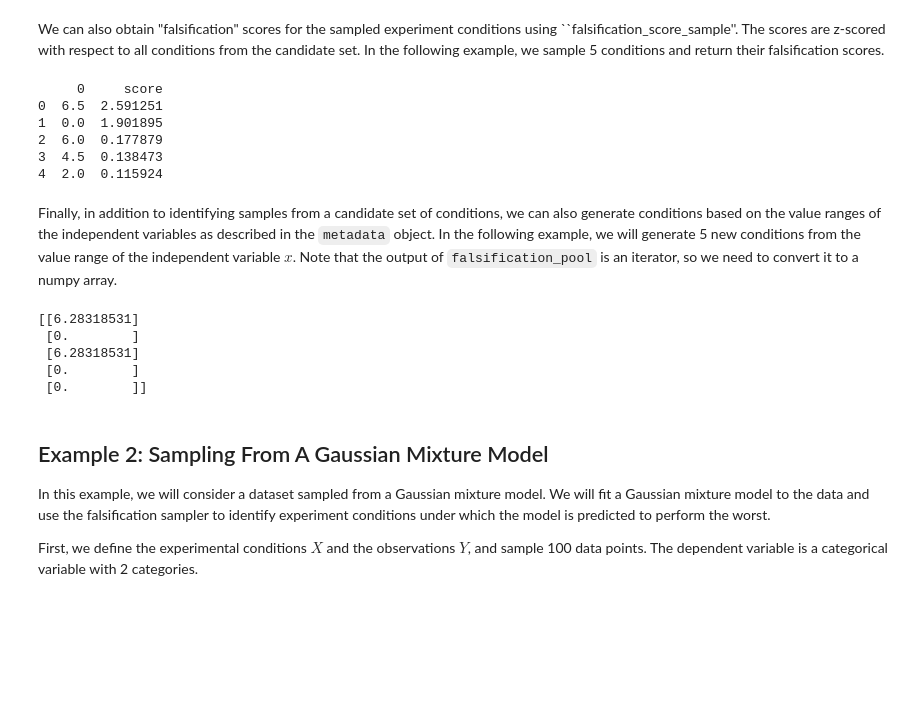
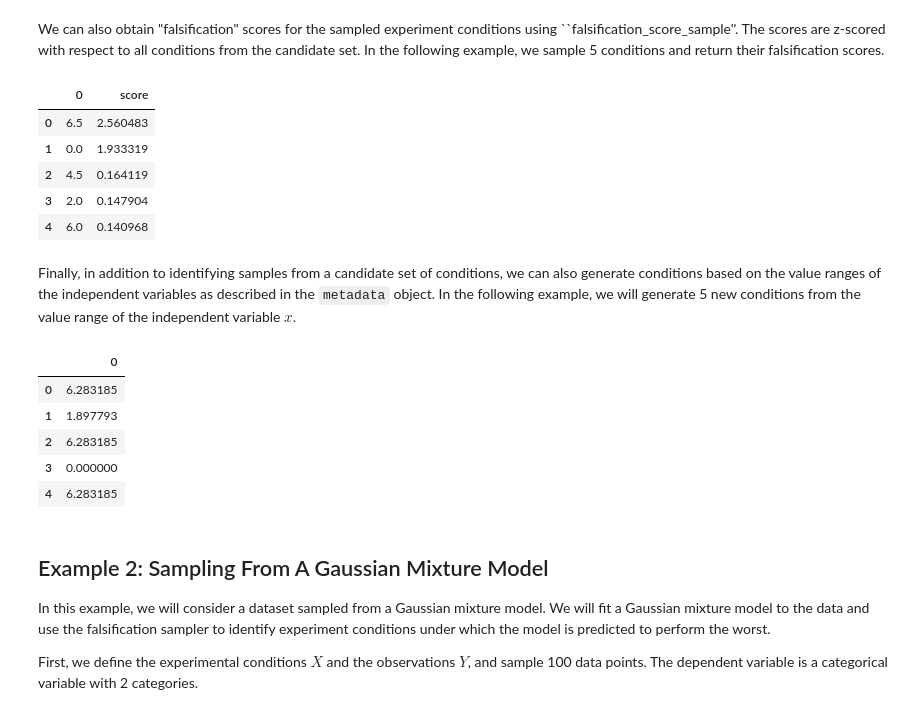
Before and after one commit to AutoResearch/autora-experimentalist-falsification, a Jupyter notebook: docs/Basic Usage.ipynb, the cells around one changed output. Saved outputs shown, nothing was run; the diff lists cells and outputs as text; code cells hidden in the pictures; blank space fills up the shorter version.

```diff
--- a/docs/Basic Usage.ipynb
+++ b/docs/Basic Usage.ipynb
@@ -111,23 +109,23 @@ We can also obtain "falsification" scores for the sampled experiment conditions
 # %%
 new_conditions = falsification_score_sample(
         conditions=X_prime,
         model=model,
         reference_conditions=X,
         reference_observations=Y,
         metadata=metadata,
         num_samples=5,
     )
 
-print(new_conditions)
+new_conditions
 # %% [output]
-     0     score
-0  6.5  2.591251
-1  0.0  1.901895
-2  6.0  0.177879
-3  4.5  0.138473
-4  2.0  0.115924
+|  | 0 | score |
+| 0 | 6.5 | 2.560483 |
+| 1 | 0.0 | 1.933319 |
+| 2 | 4.5 | 0.164119 |
+| 3 | 2.0 | 0.147904 |
+| 4 | 6.0 | 0.140968 |
 # %% [markdown]
-Finally, in addition to identifying samples from a candidate set of conditions, we can also generate conditions based on the value ranges of the independent variables as described in the ``metadata`` object. In the following example, we will generate 5 new conditions from the value range of the independent variable $x$. Note that the output of ``falsification_pool`` is an iterator, so we need to convert it to a numpy array.
+Finally, in addition to identifying samples from a candidate set of conditions, we can also generate conditions based on the value ranges of the independent variables as described in the ``metadata`` object. In the following example, we will generate 5 new conditions from the value range of the independent variable $x$.
 # %%
 new_conditions = falsification_pool(
         model=model,
@@ -138,14 +136,14 @@ new_conditions = falsification_pool(
         plot=False,
     )
 
-new_conditions = np.array(list(new_conditions))
-print(new_conditions)
+new_conditions
 # %% [output]
-[[6.28318531]
- [0.        ]
- [6.28318531]
- [0.        ]
- [0.        ]]
+|  | 0 |
+| 0 | 6.283185 |
+| 1 | 1.897793 |
+| 2 | 6.283185 |
+| 3 | 0.000000 |
+| 4 | 6.283185 |
 # %% [markdown]
 ## Example 2: Sampling From A Gaussian Mixture Model
 
```
Also changed, not shown: parts of 9 cells of this notebook, 5 other files.
